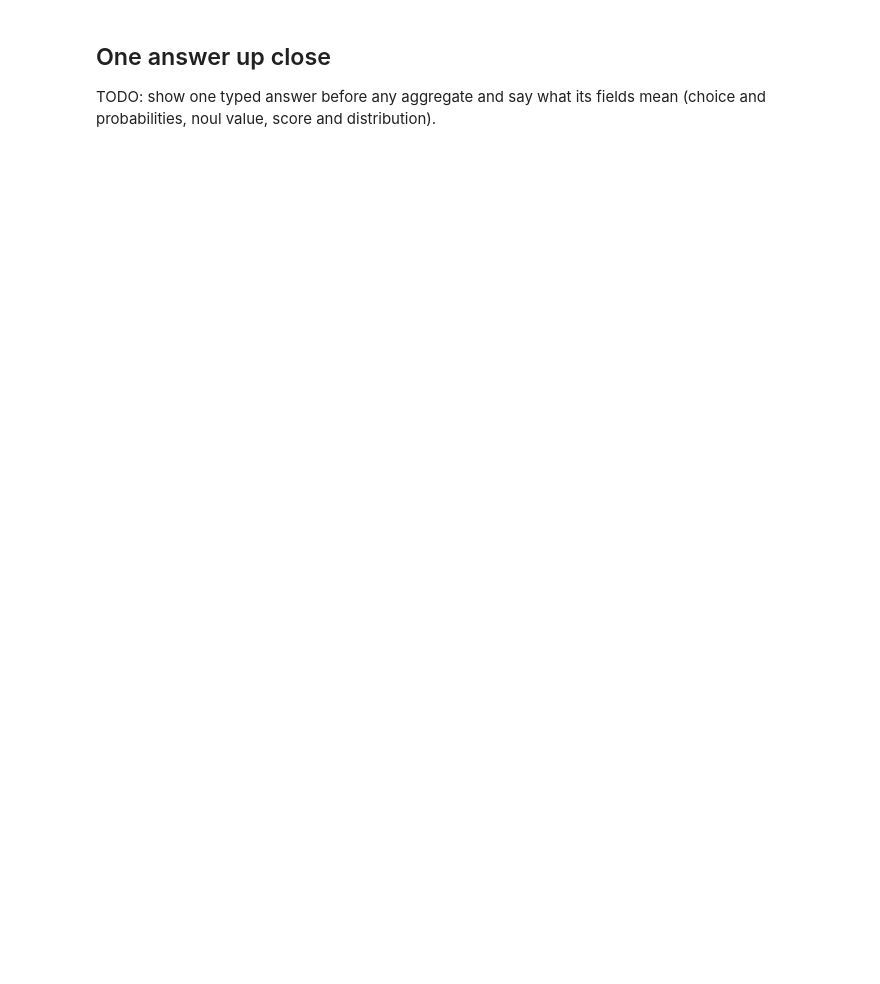
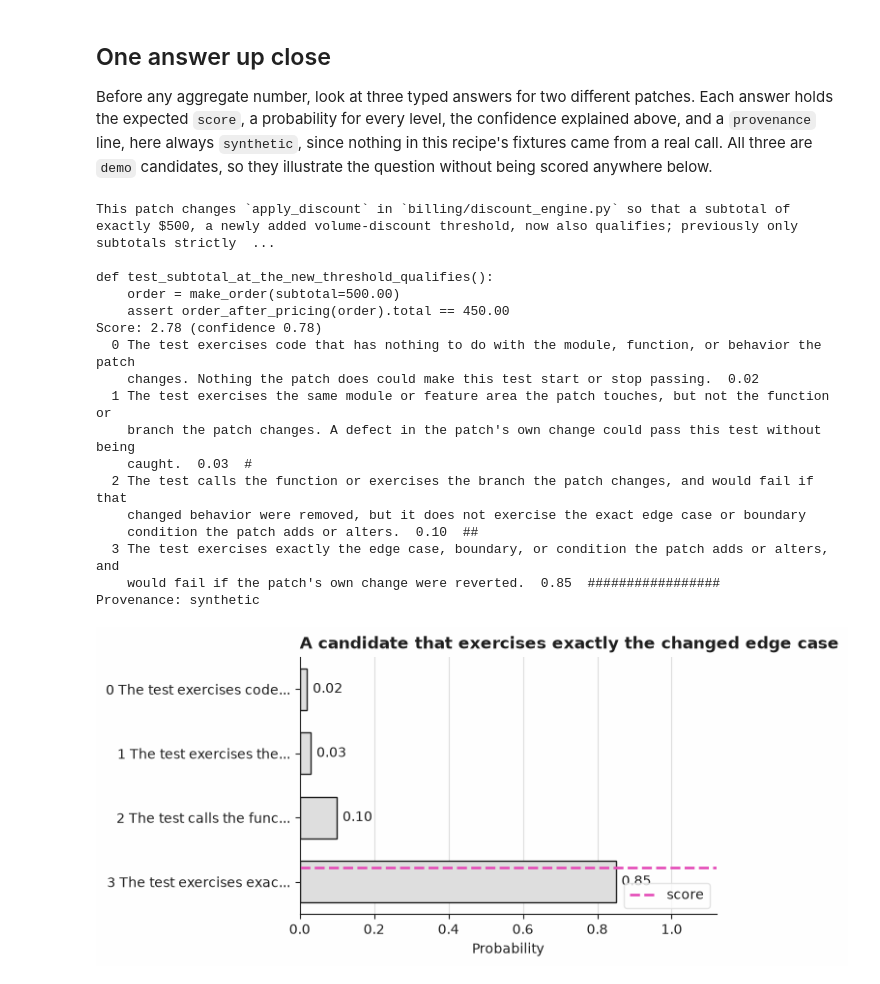
Before and after one commit to Jev-Engineering/cookbook, a Jupyter notebook: recipes/32-regression-test-selection/notebook.ipynb, the cells around one changed output. Drawn from its saved outputs; the diff is of its cells as text; code cells hidden in the pictures; blank space fills up the shorter version.

```diff
--- a/recipes/32-regression-test-selection/notebook.ipynb
+++ b/recipes/32-regression-test-selection/notebook.ipynb
@@ -50,7 +91,10 @@ TODO: say how Python builds the state from one input and what Jev sees. Name wha
 # %%
-demo = [e for e in examples if e.split == "demo"]
-if not demo:
-    raise ValueError("add at least one demo example to ROWS in build_fixtures.py")
-example = demo[0]
+import json
+
+demo = {e.fields["test_id"]: e for e in examples if e.split == "demo"}
+example = demo["demo-discount-engine__test_subtotal_at_the_new_threshold_qualifies"]
+print("Python has:")
+print(json.dumps(example.fields, indent=2))
 state = helpers.build_state(example.fields)
-print(state)
+print("Jev sees:")
+print(json.dumps(state, indent=2))
@@ -65,4 +141,4 @@ for name, question in questions.items():
 # %% [markdown]
 ## One answer up close
 
-TODO: show one typed answer before any aggregate and say what its fields mean (choice and probabilities, noul value, score and distribution).
+Before any aggregate number, look at three typed answers for two different patches. Each answer holds the expected `score`, a probability for every level, the confidence explained above, and a `provenance` line, here always `synthetic`, since nothing in this recipe's fixtures came from a real call. All three are `demo` candidates, so they illustrate the question without being scored anywhere below.
@@ -72,0 +145,29 @@ for answer in result.answers.values():
+# %%
+direct_example = demo["demo-discount-engine__test_subtotal_at_the_new_threshold_qualifies"]
+direct_answer = decide(direct_example)
+print(direct_example.fields["patch"])
+print()
+print(direct_example.fields["test"])
+show_answer(direct_answer)
+plot_answer_probabilities(
+    direct_answer, title="A candidate that exercises exactly the changed edge case"
+)
+# %% [output]
+This patch changes `apply_discount` in `billing/discount_engine.py` so that a subtotal of exactly $500, a newly added volume-discount threshold, now also qualifies; previously only subtotals strictly  ...
+
+def test_subtotal_at_the_new_threshold_qualifies():
+    order = make_order(subtotal=500.00)
+    assert order_after_pricing(order).total == 450.00
+Score: 2.78 (confidence 0.78)
+  0 The test exercises code that has nothing to do with the module, function, or behavior the patch
+    changes. Nothing the patch does could make this test start or stop passing.  0.02
+  1 The test exercises the same module or feature area the patch touches, but not the function or
+    branch the patch changes. A defect in the patch's own change could pass this test without being
+    caught.  0.03  #
+  2 The test calls the function or exercises the branch the patch changes, and would fail if that
+    changed behavior were removed, but it does not exercise the exact edge case or boundary
+    condition the patch adds or alters.  0.10  ##
+  3 The test exercises exactly the edge case, boundary, or condition the patch adds or alters, and
+    would fail if the patch's own change were reverted.  0.85  #################
+Provenance: synthetic
+[figure, added]
```
Also changed, not shown: parts of 39 cells of this notebook, 6 other files.
